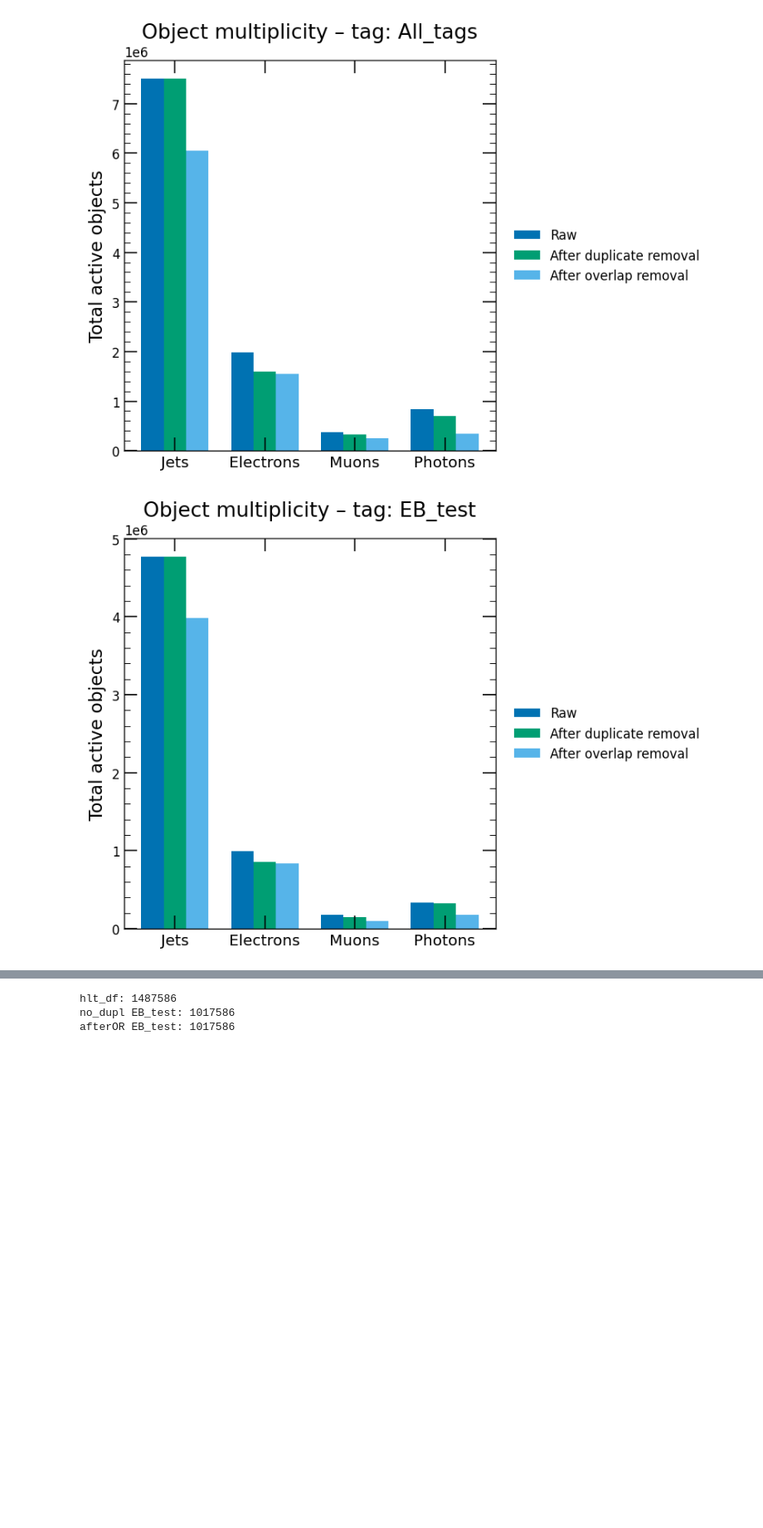
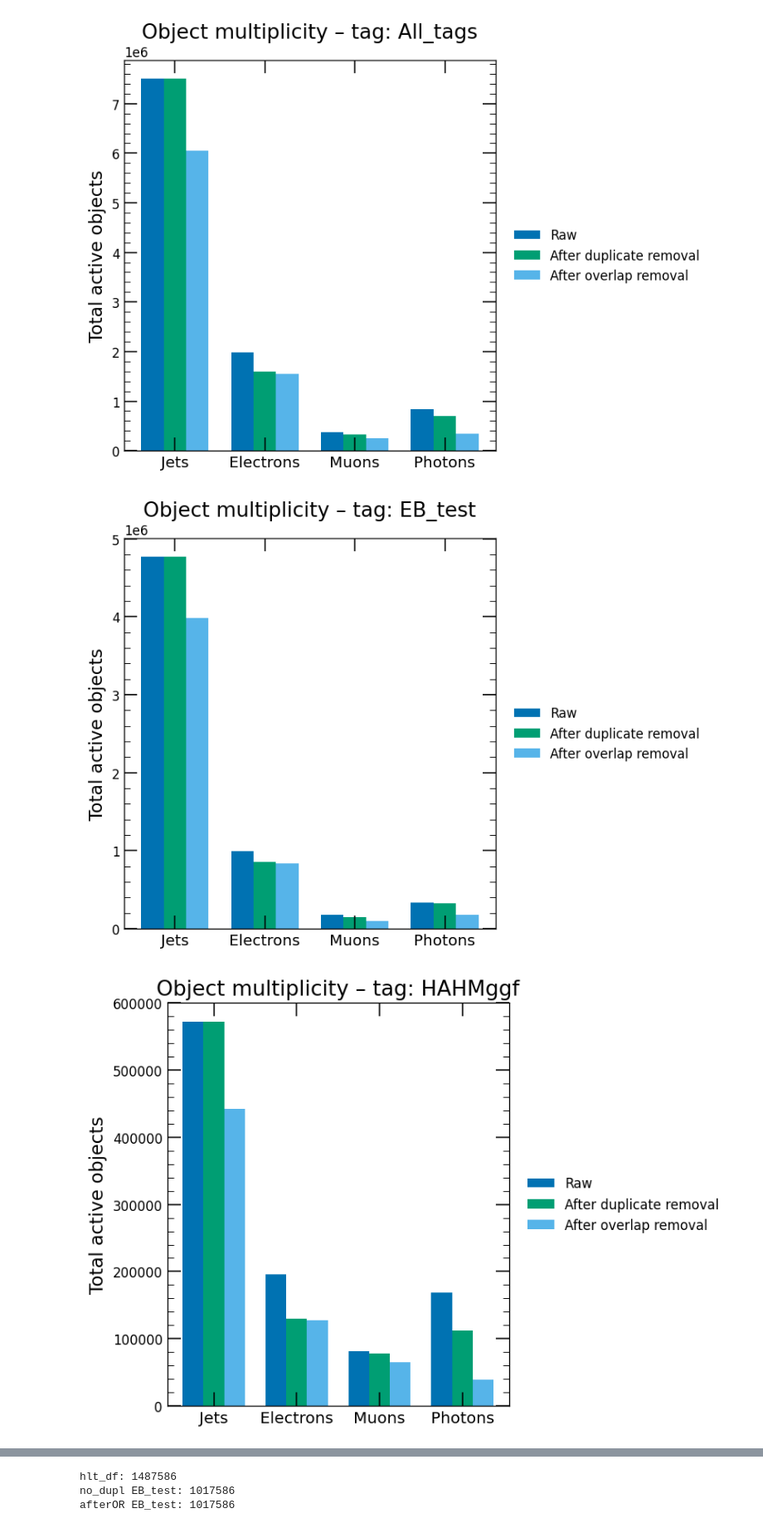
Before and after one commit to raktim711/AIMS-project---Anomaly-Detection, a Jupyter notebook: davidc_hlt_studies_20251119_duplicates_OR.ipynb, the cells around one changed output, grey strips where cells are left out. Shown at 83% size. Saved outputs shown, nothing was run; the diff lists cells and outputs as text; code cells hidden in the pictures; blank space fills up the shorter version.

Commit message:
Object multiplicity plots for all tags

```diff
--- a/davidc_hlt_studies_20251119_duplicates_OR.ipynb
+++ b/davidc_hlt_studies_20251119_duplicates_OR.ipynb
@@ -1431,7 +1431,11 @@ after_or_signals_df['target'] = 'All_tags'
 plot_obj_mult(raw_signals_df, no_dupl_signals_df, after_or_signals_df, tag='All_tags')
 # %% [output]
 [figure]
-# %%
-plot_obj_mult(hlt_df, hlt_df_no_dupl['EB_test'], hlt_df_afterOR['EB_test'], 'EB_test')
-# %% [output]
-[figure, removed]
+# %%
+for tag in hlt_data_all_tags:
+    if tag == 'All_tags':  # Skip the combined 'All_tags' if it exists in the list
+        continue
+    plot_obj_mult(hlt_df, hlt_df_no_dupl[tag], hlt_df_afterOR[tag], tag)
+# %% [output]
+[figure, added]
+[figure, added]
```
Also changed, not shown: parts of 1 cell of this notebook.
